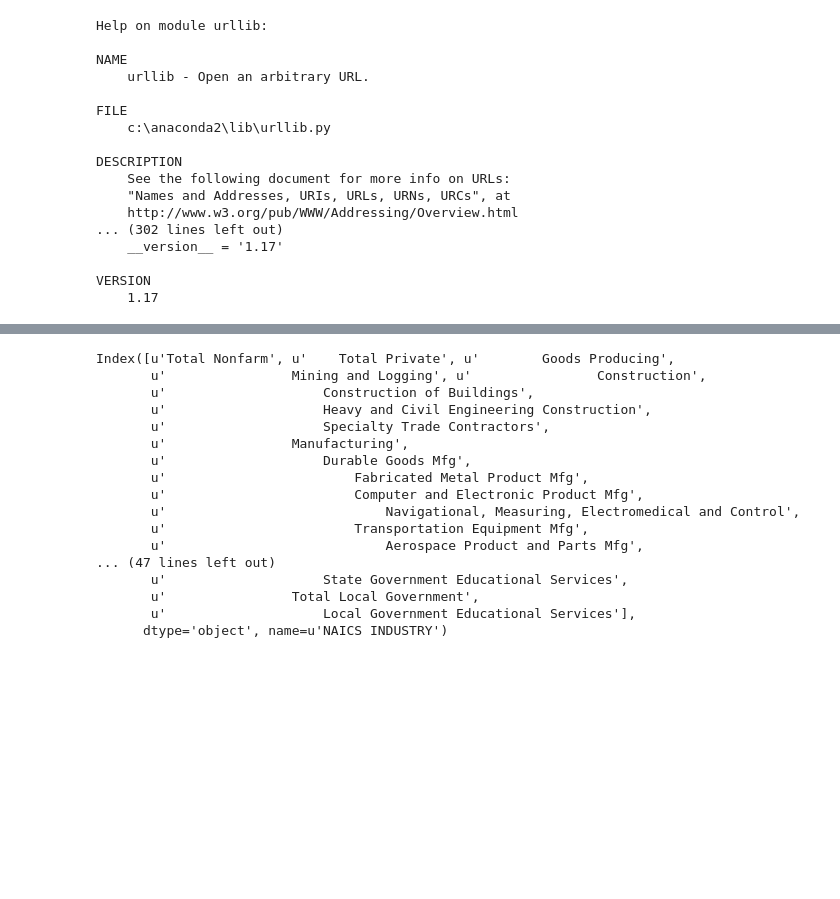
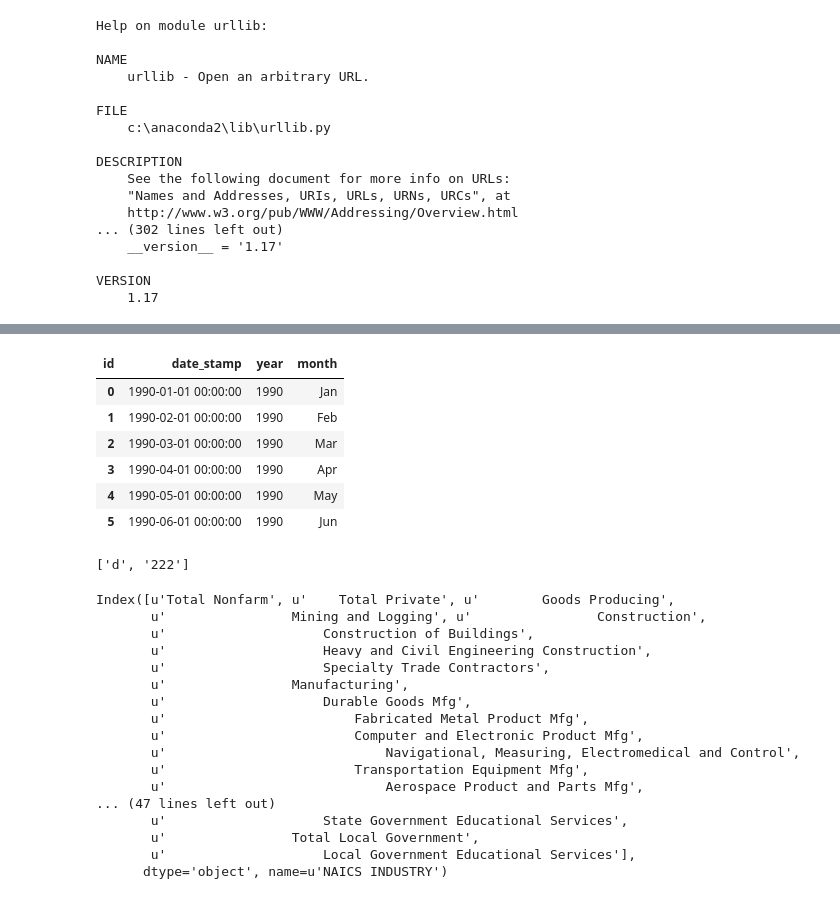
Before and after one commit to jalaljahir/wa_esd_emp, a Jupyter notebook: monthly_emp_update_ESD.ipynb, the cells around one changed output, grey strips where cells are left out. Saved outputs shown, nothing was run; the diff lists cells and outputs as text; code cells hidden in the pictures; blank space fills up the shorter version.

```diff
--- a/monthly_emp_update_ESD.ipynb
+++ b/monthly_emp_update_ESD.ipynb
@@ -77,0 +136,5 @@ df_sa_king.head()
+# %%
+#get the list of column names, any of the options below works just fine
+# list(df_sa_king2)
+# list(df_sa_king2.columns.values)
+kin_sno_list = df_sa_king2.columns.values.tolist()
@@ -77,0 +145,5 @@ df_sa_king.head()
+# %%
+df_sa_king2["king & Snohomish: Total NonFarm"] = df_sa_king2["Total Nonfarm"]
+df_sa_king2["King & Snohomish: Consruction"] = df_sa_king2[kin_sno_list[3]] + df_sa_king2[kin_sno_list[4]]
+df_sa_king2["King & Snohomish: FIRE"] = df_sa_king2 [kin_sno_list[33]]
+df_sa_king2["King & Snohomish: Manufacturing"] = df_sa_king2[kin_sno_list[8]]
@@ -77,0 +169,10 @@ df_sa_king.head()
+# %%
+df_sa_king2.ix[:5,68:]
+# %% [output]
+| id | date_stamp | year | month |
+| 0 | 1990-01-01 00:00:00 | 1990 | Jan |
+| 1 | 1990-02-01 00:00:00 | 1990 | Feb |
+| 2 | 1990-03-01 00:00:00 | 1990 | Mar |
+| 3 | 1990-04-01 00:00:00 | 1990 | Apr |
+| 4 | 1990-05-01 00:00:00 | 1990 | May |
+| 5 | 1990-06-01 00:00:00 | 1990 | Jun |
@@ -78,3 +181,7 @@ df_sa_king.head()
+# %%
+a[3:]
+# %% [output]
+['d', '222']
 # %%
 ## df_sa_king["id2"] = df_sa_king.index
 # %%
```
Also changed, not shown: parts of 32 cells of this notebook, 2 other files.
